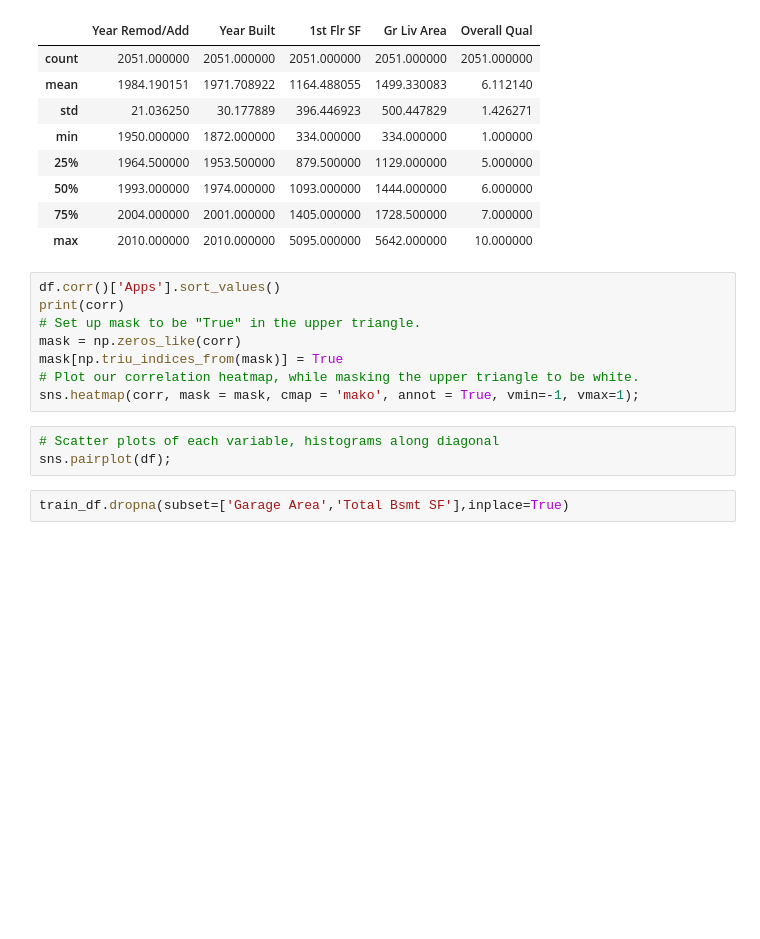
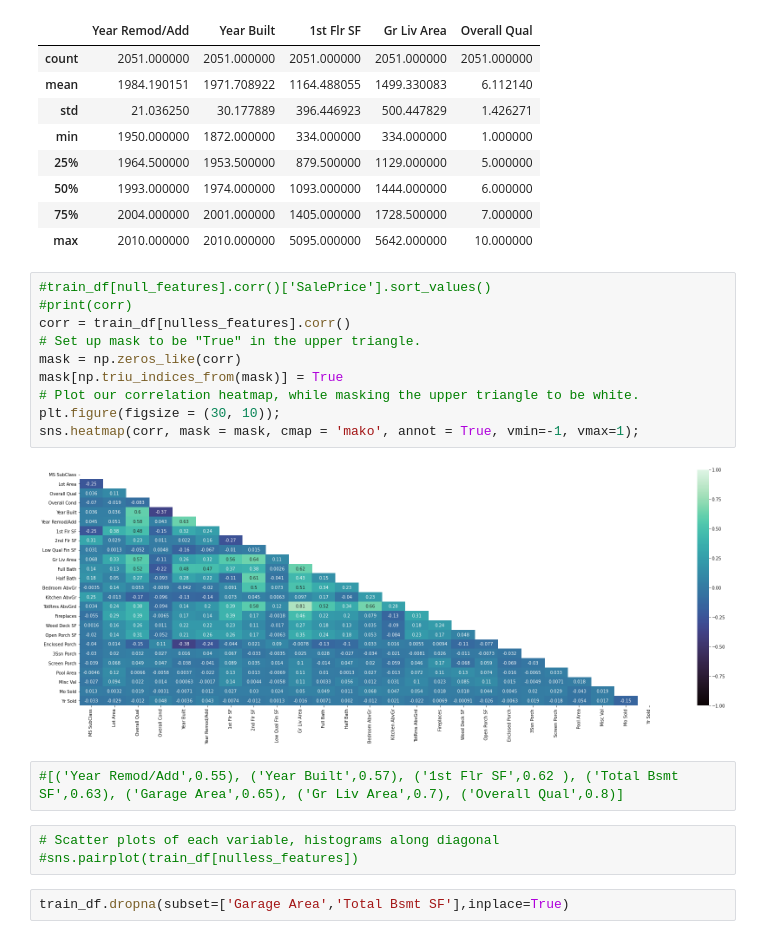
Before and after one commit to griffinbran/Real-Estate-Statistical-Modeling, a Jupyter notebook: code/01_EDA_and_Cleaning.ipynb, the cells around one changed output. Cells and saved outputs as stored; diff of their text form; blank space fills up the shorter version.

```diff
--- a/code/01_EDA_and_Cleaning.ipynb
+++ b/code/01_EDA_and_Cleaning.ipynb
@@ -314,16 +336,22 @@ train_df[['Year Remod/Add', 'Year Built', '1st Flr SF', 'Gr Liv Area', 'Overall
 | 75% | 2004.000000 | 2001.000000 | 1405.000000 | 1728.500000 | 7.000000 |
 | max | 2010.000000 | 2010.000000 | 5095.000000 | 5642.000000 | 10.000000 |
 # %%
-df.corr()['Apps'].sort_values()
-print(corr)
+#train_df[null_features].corr()['SalePrice'].sort_values()
+#print(corr)
+corr = train_df[nulless_features].corr()
 # Set up mask to be "True" in the upper triangle.
 mask = np.zeros_like(corr)
 mask[np.triu_indices_from(mask)] = True
 # Plot our correlation heatmap, while masking the upper triangle to be white.
+plt.figure(figsize = (30, 10));
 sns.heatmap(corr, mask = mask, cmap = 'mako', annot = True, vmin=-1, vmax=1);
+# %% [output]
+[figure, added]
+# %%
+#[('Year Remod/Add',0.55), ('Year Built',0.57), ('1st Flr SF',0.62 ), ('Total Bsmt SF',0.63), ('Garage Area',0.65), ('Gr Liv Area',0.7), ('Overall Qual',0.8)]
 # %%
 # Scatter plots of each variable, histograms along diagonal
-sns.pairplot(df);
+#sns.pairplot(train_df[nulless_features])
 # %%
 train_df.dropna(subset=['Garage Area','Total Bsmt SF'],inplace=True)
 # %%
```
Also changed, not shown: parts of 7 cells of this notebook, 4 other files.
